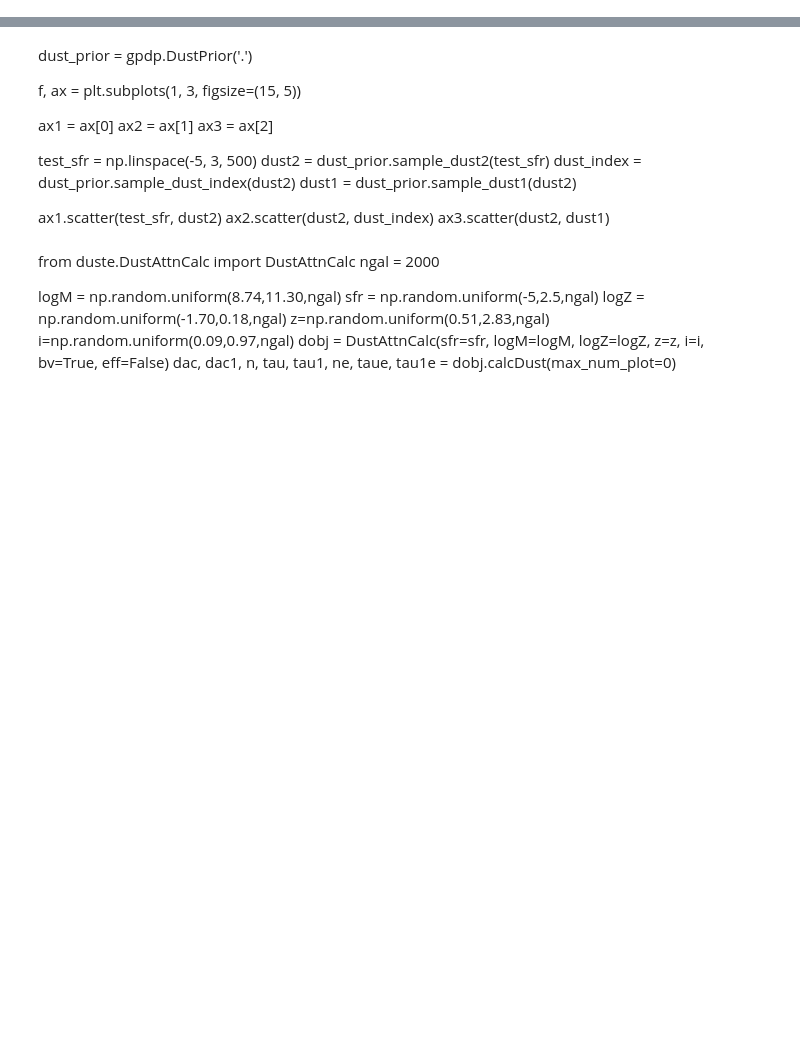
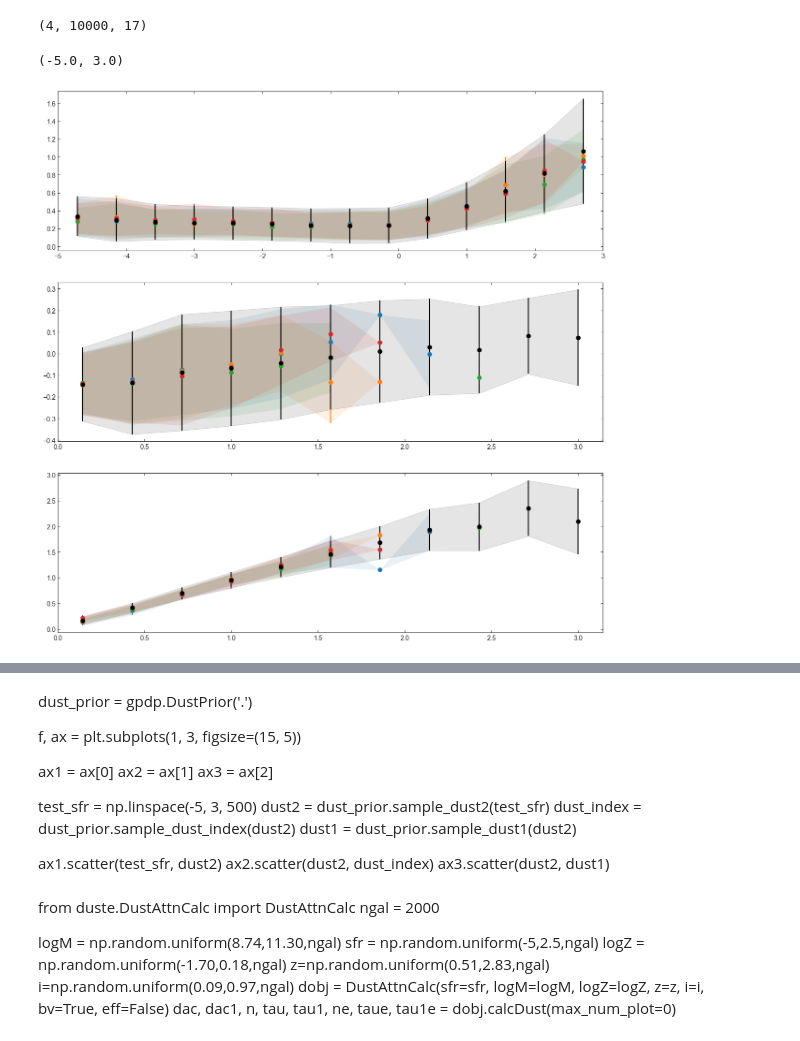
Before and after one commit to fpetri115/LBGforecast, a Jupyter notebook: test_dust_prior.ipynb, the cells around one changed output, grey strips where cells are left out. Saved outputs shown, nothing was run; the diff lists cells and outputs as text; code cells hidden in the pictures; blank space fills up the shorter version.

```diff
--- a/test_dust_prior.ipynb
+++ b/test_dust_prior.ipynb
@@ -84,0 +85,6 @@ Loading Complete
+# %%
+spsp = np.load("sps_parameter_samples/sps_test.npy")
+photometry = np.load("photo_samples/photo_test.npy")
+nzs = np.load("nz_samples/nz_test.npy", allow_pickle=True)
+
+print(spsp.shape, nzs)
@@ -84,0 +112,46 @@ Loading Complete
+# %%
+print(spsp.shape)
+f, ax = plt.subplots(3, 1, figsize=(15, 15))
+recent_sfrs_pop, dust2_pop, dust_index_pop, dust1_pop = dust_prior.get_pop_cosmos_samples(1000000)
+
+for i in range(spsp.shape[0]):
+
+    sps_real = spsp[i]
+    redshifts = sps_real[:, 0]
+    logmasses = sps_real[:, -1]
+    logsfrratios = sps_real[:, 10:-1]
+    dust = sps_real[:, 2:5]
+    dust1 = dust[:, 0]
+    dust_index = dust[:, 2]
+    dust2 = dust[:, 1]
+    recent_sfrs = np.log10(sfh.calculate_recent_sfr(redshifts, logmasses, logsfrratios))
+
+    d2x, d2y, d2yerr = gpdp.process_samples(recent_sfrs, dust2, -5, 3)
+    ax[0].errorbar(d2x, d2y, d2yerr, fmt='o')
+    ax[0].fill_between(d2x, d2y-d2yerr, d2y+d2yerr, alpha=0.1)
+
+    dix, diy, diyerr = gpdp.process_samples(dust2, dust_index, 0, 4)
+    ax[1].errorbar(dix, diy, diyerr, fmt='o')
+    ax[1].fill_between(dix, diy-diyerr, diy+diyerr, alpha=0.1)
+
+    d1x, d1y, d1yerr = gpdp.process_samples(dust2, dust1, 0, 4)
+    ax[2].errorbar(d1x, d1y, d1yerr, fmt='o')
+    ax[2].fill_between(d1x, d1y-d1yerr, d1y+d1yerr, alpha=0.1)
+
+d2x, d2y, d2yerr = gpdp.process_samples(recent_sfrs_pop, dust2_pop, -5, 3)
+ax[0].errorbar(d2x, d2y, d2yerr, fmt='ko')
+ax[0].fill_between(d2x, d2y-d2yerr, d2y+d2yerr, alpha=0.1, color='k')
+
+dix, diy, diyerr = gpdp.process_samples(dust2_pop, dust_index_pop, 0, 4)
+ax[1].errorbar(dix, diy, diyerr, fmt='ko')
+ax[1].fill_between(dix, diy-diyerr, diy+diyerr, alpha=0.1, color='k')
+
+d1x, d1y, d1yerr = gpdp.process_samples(dust2_pop, dust1_pop, 0, 4)
+ax[2].errorbar(d1x, d1y, d1yerr, fmt='ko')
+ax[2].fill_between(d1x, d1y-d1yerr, d1y+d1yerr, alpha=0.1, color='k')
+
+ax[0].set_xlim(-5, 3)
+# %% [output]
+(4, 10000, 17)
+(-5.0, 3.0)
+[figure, added]
```
Also changed, not shown: parts of 5 cells of this notebook, 1 other file.
